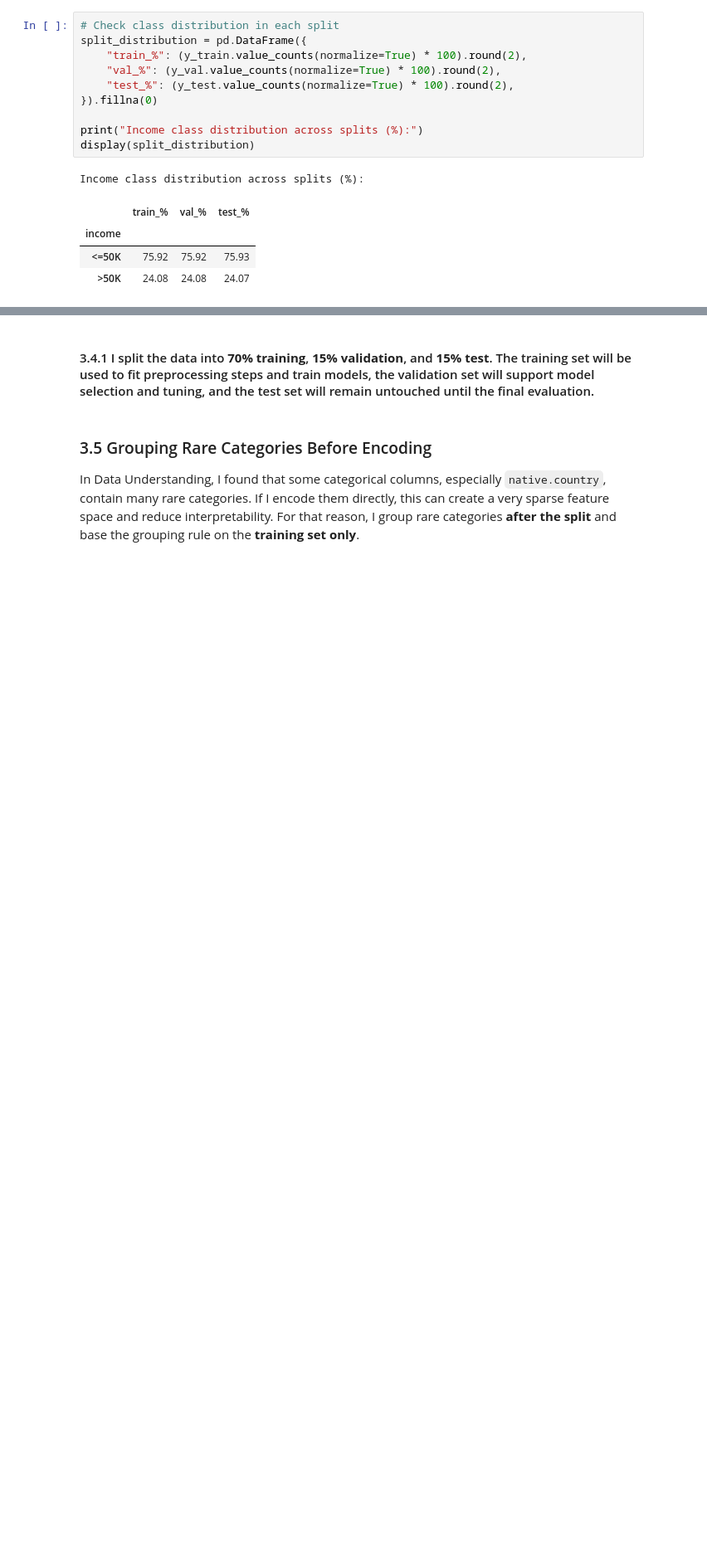
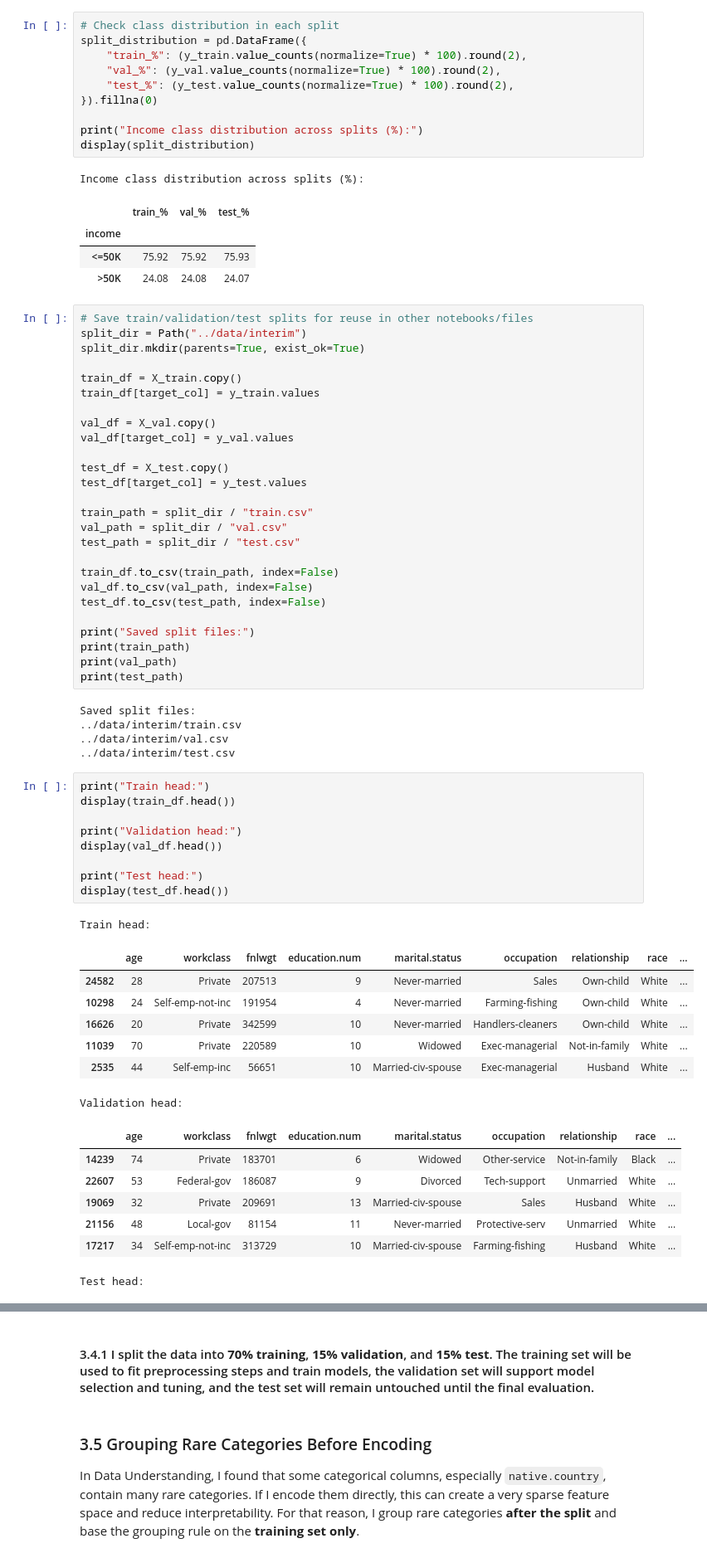
Before and after one commit to MaryOstovar/income-prediction, a Jupyter notebook: notebooks/data-prepration.ipynb, the cells around one changed output, grey strips where cells are left out. Shown at 83% size. Drawn from its saved outputs; the diff is of its cells as text; blank space fills up the shorter version.

```diff
--- a/notebooks/data-prepration.ipynb
+++ b/notebooks/data-prepration.ipynb
@@ -195,3 +195,59 @@ Income class distribution across splits (%):
 | income |  |  |  |
 | <=50K | 75.92 | 75.92 | 75.93 |
 | >50K | 24.08 | 24.08 | 24.07 |
+# %%
+# Save train/validation/test splits for reuse in other notebooks/files
+split_dir = Path("../data/interim")
+split_dir.mkdir(parents=True, exist_ok=True)
+
+train_df = X_train.copy()
+train_df[target_col] = y_train.values
+
+val_df = X_val.copy()
+val_df[target_col] = y_val.values
+
+test_df = X_test.copy()
+test_df[target_col] = y_test.values
+
+train_path = split_dir / "train.csv"
+val_path = split_dir / "val.csv"
+test_path = split_dir / "test.csv"
+
+train_df.to_csv(train_path, index=False)
+val_df.to_csv(val_path, index=False)
+test_df.to_csv(test_path, index=False)
+
+print("Saved split files:")
+print(train_path)
+print(val_path)
+print(test_path)
+# %% [output]
+Saved split files:
+../data/interim/train.csv
+../data/interim/val.csv
+../data/interim/test.csv
+# %%
+print("Train head:")
+display(train_df.head())
+
+print("Validation head:")
+display(val_df.head())
+
+print("Test head:")
+display(test_df.head())
+# %% [output]
+Train head:
+|  | age | workclass | fnlwgt | education.num | marital.status | occupation | relationship | race | ... |
+| 24582 | 28 | Private | 207513 | 9 | Never-married | Sales | Own-child | White | ... |
+| 10298 | 24 | Self-emp-not-inc | 191954 | 4 | Never-married | Farming-fishing | Own-child | White | ... |
+| 16626 | 20 | Private | 342599 | 10 | Never-married | Handlers-cleaners | Own-child | White | ... |
+| 11039 | 70 | Private | 220589 | 10 | Widowed | Exec-managerial | Not-in-family | White | ... |
+| 2535 | 44 | Self-emp-inc | 56651 | 10 | Married-civ-spouse | Exec-managerial | Husband | White | ... |
+Validation head:
+|  | age | workclass | fnlwgt | education.num | marital.status | occupation | relationship | race | ... |
+| 14239 | 74 | Private | 183701 | 6 | Widowed | Other-service | Not-in-family | Black | ... |
+| 22607 | 53 | Federal-gov | 186087 | 9 | Divorced | Tech-support | Unmarried | White | ... |
+| 19069 | 32 | Private | 209691 | 13 | Married-civ-spouse | Sales | Husband | White | ... |
+| 21156 | 48 | Local-gov | 81154 | 11 | Never-married | Protective-serv | Unmarried | White | ... |
+| 17217 | 34 | Self-emp-not-inc | 313729 | 10 | Married-civ-spouse | Farming-fishing | Husband | White | ... |
+Test head:
```
Also changed, not shown: parts of 3 cells of this notebook, 22 other files.
